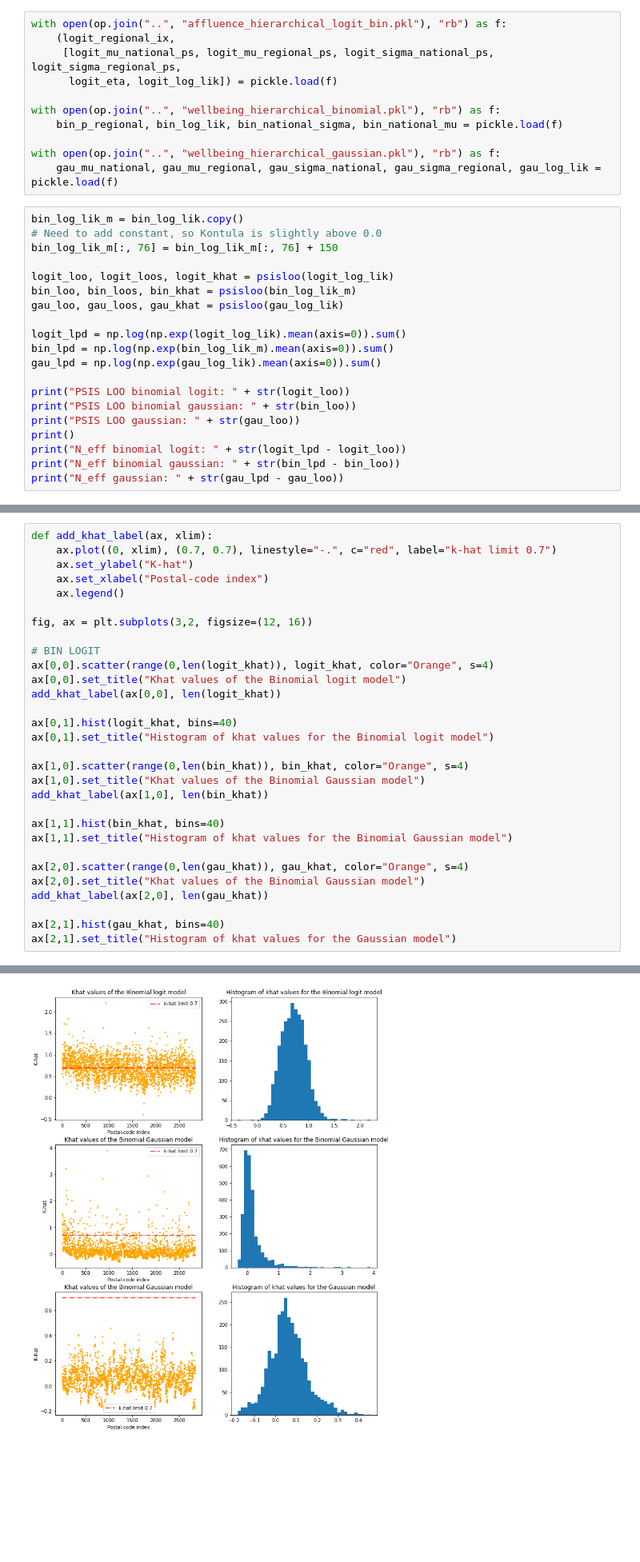
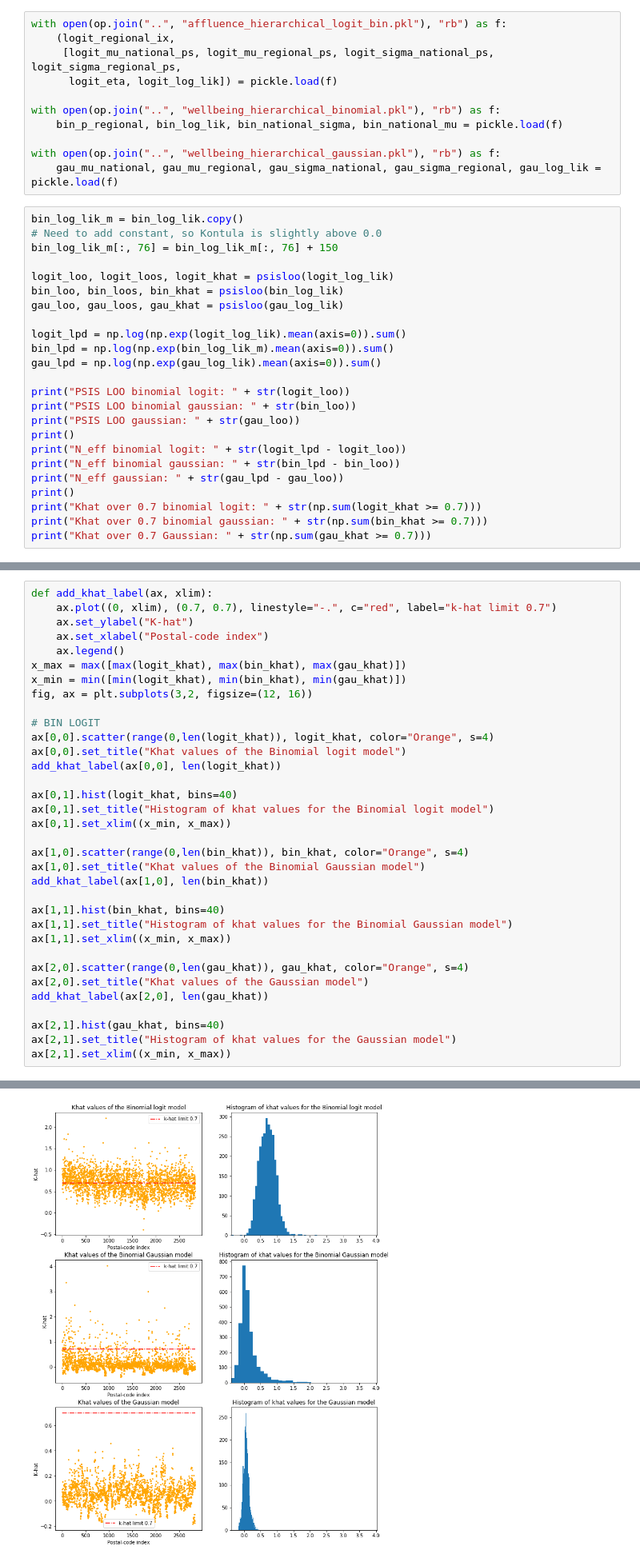
Before and after one commit to Manezki/Finland-Wealth-Segregation, a Jupyter notebook: notebooks/Model-comparison.ipynb, the cells around one changed output, grey strips where cells are left out. Shown at 80% size. Drawn from its saved outputs; the diff is of its cells as text; blank space fills up the shorter version.

```diff
--- a/notebooks/Model-comparison.ipynb
+++ b/notebooks/Model-comparison.ipynb
@@ -21,7 +21,7 @@ bin_log_lik_m = bin_log_lik.copy()
 bin_log_lik_m[:, 76] = bin_log_lik_m[:, 76] + 150
 
 logit_loo, logit_loos, logit_khat = psisloo(logit_log_lik)
-bin_loo, bin_loos, bin_khat = psisloo(bin_log_lik_m)
+bin_loo, bin_loos, bin_khat = psisloo(bin_log_lik)
 gau_loo, gau_loos, gau_khat = psisloo(gau_log_lik)
 
 logit_lpd = np.log(np.exp(logit_log_lik).mean(axis=0)).sum()
@@ -35,5 +35,9 @@ print()
 print("N_eff binomial logit: " + str(logit_lpd - logit_loo))
 print("N_eff binomial gaussian: " + str(bin_lpd - bin_loo))
 print("N_eff gaussian: " + str(gau_lpd - gau_loo))
+print()
+print("Khat over 0.7 binomial logit: " + str(np.sum(logit_khat >= 0.7)))
+print("Khat over 0.7 binomial gaussian: " + str(np.sum(bin_khat >= 0.7)))
+print("Khat over 0.7 Gaussian: " + str(np.sum(gau_khat >= 0.7)))
 # %% [output]
 PSIS LOO binomial logit: -10570.13415716165
@@ -49,7 +57,8 @@ def add_khat_label(ax, xlim):
     ax.set_ylabel("K-hat")
     ax.set_xlabel("Postal-code index")
     ax.legend()
-
+x_max = max([max(logit_khat), max(bin_khat), max(gau_khat)])
+x_min = min([min(logit_khat), min(bin_khat), min(gau_khat)])
 fig, ax = plt.subplots(3,2, figsize=(12, 16))
 
 # BIN LOGIT
@@ -59,6 +68,7 @@ add_khat_label(ax[0,0], len(logit_khat))
 
 ax[0,1].hist(logit_khat, bins=40)
 ax[0,1].set_title("Histogram of khat values for the Binomial logit model")
+ax[0,1].set_xlim((x_min, x_max))
 
 ax[1,0].scatter(range(0,len(bin_khat)), bin_khat, color="Orange", s=4)
 ax[1,0].set_title("Khat values of the Binomial Gaussian model")
@@ -66,11 +76,13 @@ add_khat_label(ax[1,0], len(bin_khat))
 
 ax[1,1].hist(bin_khat, bins=40)
 ax[1,1].set_title("Histogram of khat values for the Binomial Gaussian model")
+ax[1,1].set_xlim((x_min, x_max))
 
 ax[2,0].scatter(range(0,len(gau_khat)), gau_khat, color="Orange", s=4)
-ax[2,0].set_title("Khat values of the Binomial Gaussian model")
+ax[2,0].set_title("Khat values of the Gaussian model")
 add_khat_label(ax[2,0], len(gau_khat))
 
 ax[2,1].hist(gau_khat, bins=40)
 ax[2,1].set_title("Histogram of khat values for the Gaussian model")
+ax[2,1].set_xlim((x_min, x_max))
 # %% [output]
@@ -78 +90 @@ Text(0.5, 1.0, 'Histogram of khat values for the Gaussian model')
-[figure, old version]
+[figure, new version]
```
Also changed, not shown: parts of 3 cells of this notebook.
